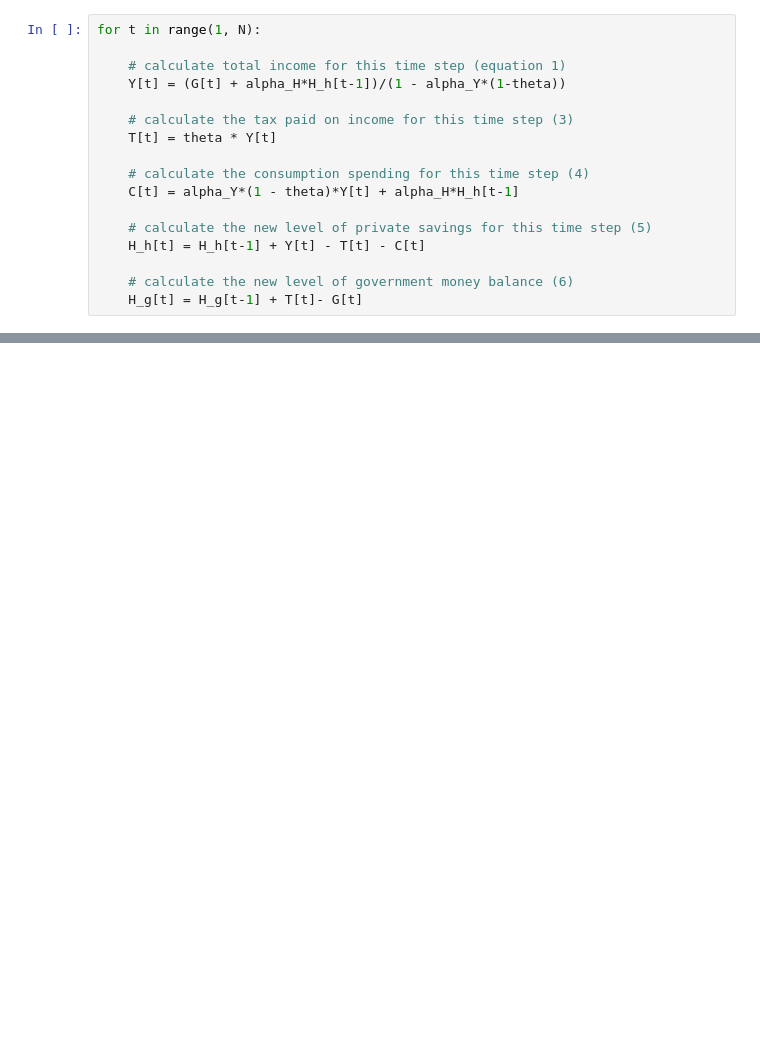
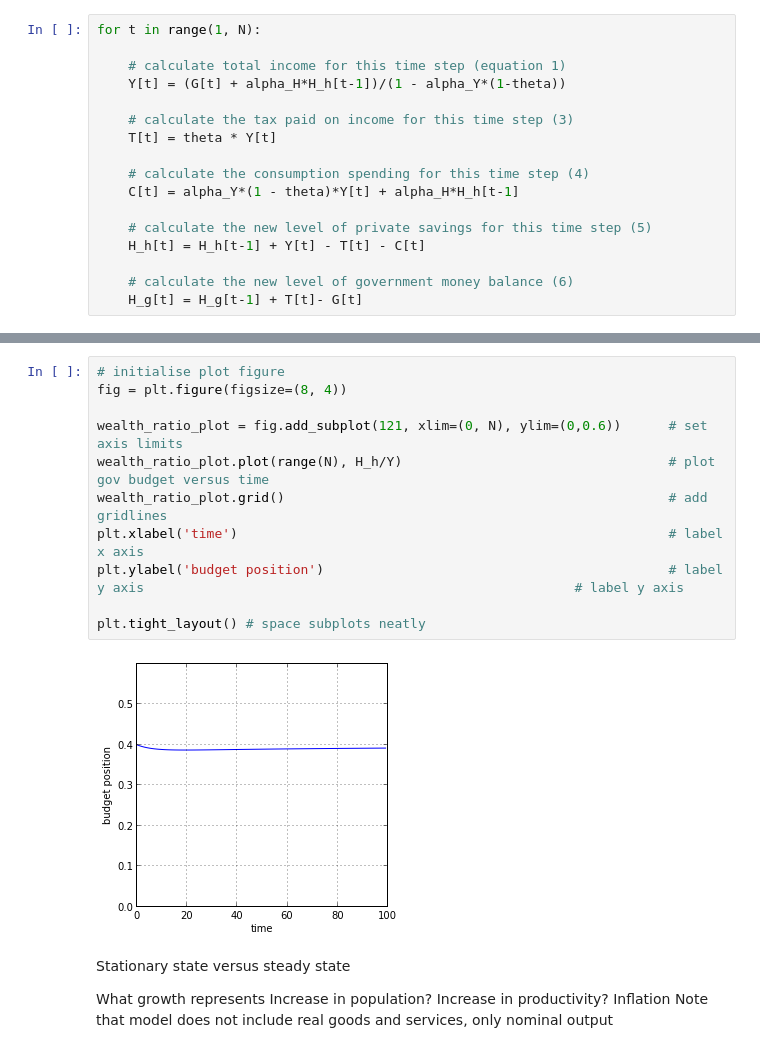
Before and after one commit to spatchcock/monetary_economics_python, a Jupyter notebook: notebooks/wip/growth.ipynb, the cells around one changed output, grey strips where cells are left out. Cells and saved outputs as stored; diff of their text form; blank space fills up the shorter version.

```diff
--- a/notebooks/wip/growth.ipynb
+++ b/notebooks/wip/growth.ipynb
@@ -115,0 +114,23 @@ plt.tight_layout() # space subplots neatly
+# %%
+# initialise plot figure
+fig = plt.figure(figsize=(8, 4))
+
+wealth_ratio_plot = fig.add_subplot(121, xlim=(0, N), ylim=(0,0.6))      # set axis limits
+wealth_ratio_plot.plot(range(N), H_h/Y)                                  # plot gov budget versus time
+wealth_ratio_plot.grid()                                                 # add gridlines
+plt.xlabel('time')                                                       # label x axis
+plt.ylabel('budget position')                                            # label y axis                                                       # label y axis
+
+plt.tight_layout() # space subplots neatly
+# %% [output]
+[figure, added]
+# %% [markdown]
+
+
+Stationary state versus steady state
+
+What growth represents
+    Increase in population?
+    Increase in productivity?
+    Inflation
+    Note that model does not include real goods and services, only nominal output
```
Also changed, not shown: parts of 4 cells of this notebook, 6 other files.
